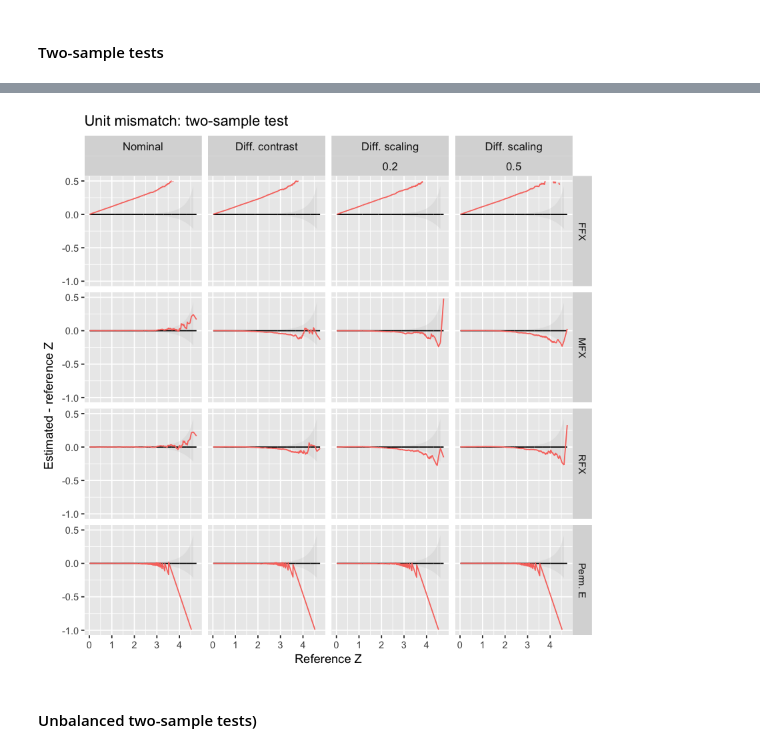
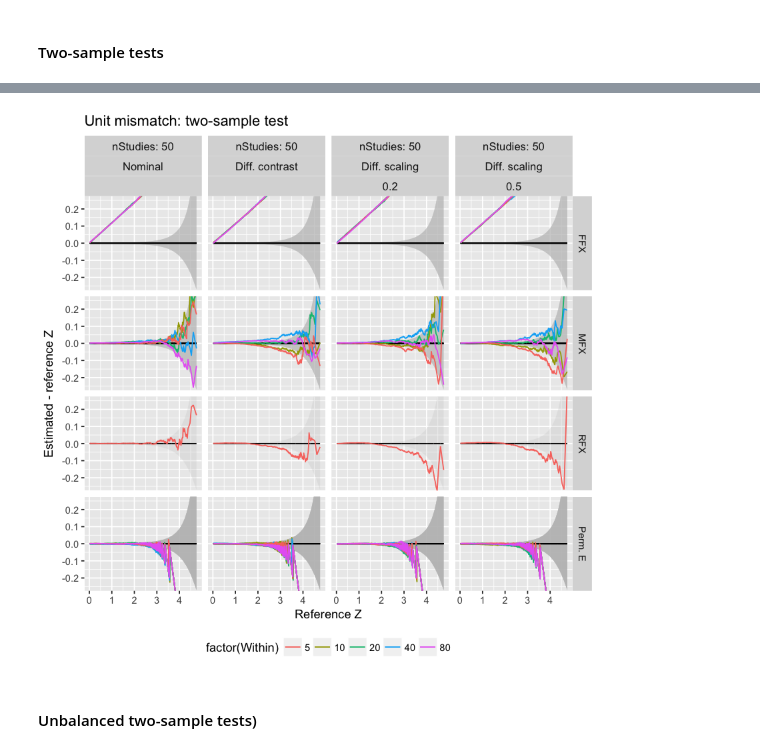
Before and after one commit to cmaumet/zmeta, a Jupyter notebook: Scripts/simulations/lib/plot_simulations.ipynb, the cells around one changed output, grey strips where cells are left out. Cells and saved outputs as stored; diff of their text form; code cells hidden in the pictures.

Commit message:
Plot unit mimatch all good scenari per method

```diff
--- a/Scripts/simulations/lib/plot_simulations.ipynb
+++ b/Scripts/simulations/lib/plot_simulations.ipynb
@@ -44,16 +44,22 @@ We look at the best case scenario for each contrast-based method:
  - FFX GLM: τ2 = 0
 # %%
 best_con_data_1 <- subset(con_data_1,
-    ((methods %in% c("megaMFX","megaRFX","permutCon") & Between==1) |
-    ((methods %in% c("megaFFX_FSL") & Between==0))) &
-    Within==5 & nStudies==25)
+    ((methods %in% c("megaMFX") & Between==1) |
+     (methods %in% c("megaRFX") & Within==5)  |
+     (methods %in% c("megaFFX_FSL") & Between==0) |
+     (methods %in% c("permutCon"))
+    ) & nStudies==25)
 best_con_data_2 <- subset(con_data_2,
-    ((methods %in% c("megaMFX","megaRFX","permutCon") & Between==1) |
-    ((methods %in% c("megaFFX_FSL") & Between==0))) &
-    Within==5 & nStudies==50)
+    ((methods %in% c("megaMFX") & Between==1) |
+     (methods %in% c("megaRFX") & Within==5)  |
+     (methods %in% c("megaFFX_FSL") & Between==0) |
+     (methods %in% c("permutCon"))
+    ) & nStudies==50)
 best_con_data_3 <- subset(con_data_3,
-    ((methods %in% c("megaMFX","megaRFX","permutCon") & Between==1) |
-    ((methods %in% c("megaFFX_FSL") & Between==0))) &
-    Within==5 & nStudies==50)
+    ((methods %in% c("megaMFX") & Between==1) |
+     (methods %in% c("megaRFX") & Within==5)  |
+     (methods %in% c("megaFFX_FSL") & Between==0) |
+     (methods %in% c("permutCon"))
+    ) & nStudies==50)
 # %% [markdown]
 #### One-sample tests
@@ -67,5 +78,8 @@ Warning message:
 # %% [markdown]
 #### Two-sample tests
 # %%
-plot_unit_mismatch(best_con_data_2, 'two-sample test', mult=FALSE, single=TRUE)
+source('plot_lib.R')
+plot_unit_mismatch(
+    subset(best_con_data_2, (methods %in% c("megaRFX") & Between==1) | !(methods %in% c("megaRFX"))),
+    'two-sample test', mult=FALSE, single=TRUE)
 # %% [output]
@@ -74,4 +86,4 @@ Warning message:
-[figure, old version]
+[figure, new version]
 # %% [markdown]
 #### Unbalanced two-sample tests)
 # %%
```
Also changed, not shown: parts of 5 cells of this notebook, 1 other file.
